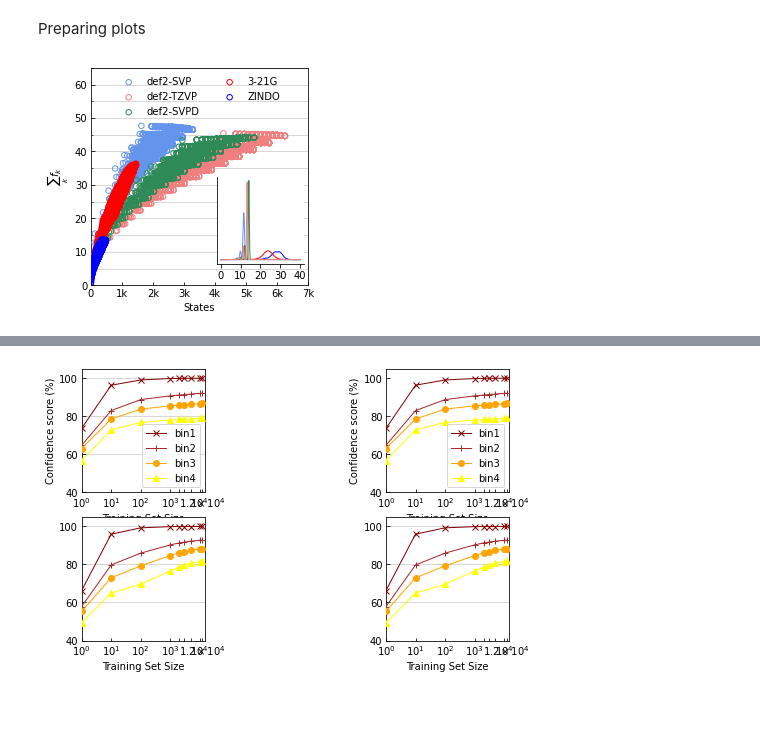
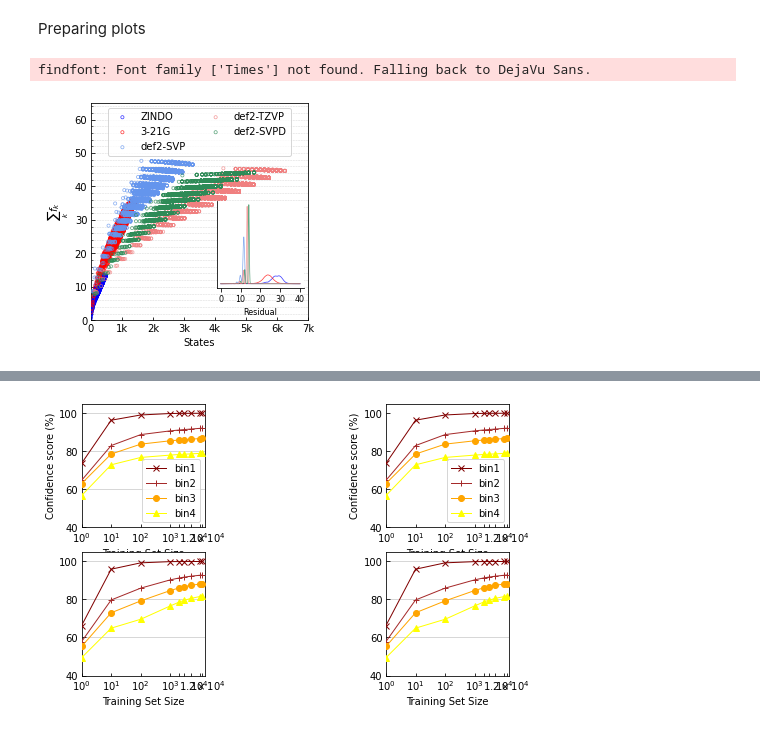
Before and after one commit to moldis-group/bigQM7w, a Jupyter notebook: notebooks/5methods_new.ipynb, the cells around one changed output, grey strips where cells are left out. Saved outputs shown, nothing was run; the diff lists cells and outputs as text; code cells hidden in the pictures.

```diff
--- a/notebooks/5methods_new.ipynb
+++ b/notebooks/5methods_new.ipynb
@@ -67,47 +67,50 @@ x = np.linspace(0,40,500)
 from matplotlib.ticker import (MultipleLocator, AutoMinorLocator)
 
 fig, ax = plt.subplots()
 ax.set_box_aspect(1)
 ax.tick_params(direction="in",which='both')
 ax.yaxis.set_major_locator(MultipleLocator(10))
 ax.yaxis.set_major_formatter('{x:.0f}')
-ax.yaxis.set_minor_locator(MultipleLocator(5))
+ax.yaxis.set_minor_locator(MultipleLocator(2))
 ax.yaxis.set_major_formatter('{x:.0f}')
 
 ax.xaxis.set_major_locator(MultipleLocator(1000))
 ax.xaxis.set_major_formatter(FuncFormatter(reformat_large_tick_values));
-ax.grid(True, which='both',linewidth=0.5, linestyle='-', axis = 'y',zorder=0)
 
+ax.grid(True, which='both',linewidth=0.5, linestyle='dashed', axis = 'y',zorder=0, alpha=0.5)
 
-ax.scatter(SVP.N_states[:],SVP.sum_f_k[:],label='def2-SVP',s=30, facecolors='none', edgecolors='cornflowerblue',zorder=3,linewidths=1.0)
-ax.scatter(TZVP.N_states[:],TZVP.sum_f_k[:],label='def2-TZVP',s=30, facecolors='none', edgecolors='lightcoral',zorder=3,linewidths=1.0)
-ax.scatter(SVPD.N_states[:],SVPD.sum_f_k[:],label='def2-SVPD',s=30, facecolors='none', edgecolors='seagreen',zorder=3,linewidths=1.0)
-ax.scatter(M321G.N_states[:],M321G.sum_f_k[:],label='3-21G',s=30, facecolors='none', edgecolors='red',zorder=3,linewidths=1.0)
-ax.scatter(ZINDO.N_states[:],ZINDO.sum_f_k[:],label='ZINDO',s=30, facecolors='none', edgecolors='blue',zorder=3,linewidths=1.0)
+ax.scatter(ZINDO.N_states[:],ZINDO.sum_f_k[:],label='ZINDO',s=10, facecolors='none', edgecolors='blue',zorder=3,linewidths=0.75, alpha=0.75)
+ax.scatter(M321G.N_states[:],M321G.sum_f_k[:],label='3-21G',s=10, facecolors='none', edgecolors='red',zorder=3,linewidths=0.75, alpha=0.75)
+ax.scatter(SVP.N_states[:],SVP.sum_f_k[:],label='def2-SVP',s=10, facecolors='none', edgecolors='cornflowerblue',zorder=3,linewidths=0.75, alpha=0.75)
+ax.scatter(TZVP.N_states[:],TZVP.sum_f_k[:],label='def2-TZVP',s=10, facecolors='none', edgecolors='lightcoral',zorder=3,linewidths=0.75, alpha=0.75)
+ax.scatter(SVPD.N_states[:],SVPD.sum_f_k[:],label='def2-SVPD',s=10, facecolors='none', edgecolors='seagreen',zorder=3,linewidths=0.75, alpha=0.75)
 
 ax.set_xlabel('States', fontsize = 10)
-ax.set_ylabel('$\\sum_k f_k$',fontsize = 10)
+ax.set_ylabel('$\\sum_k f_k$',fontsize = 10,fontname="Times")
 ax.set_ylim(0,65)
 ax.set_xlim(0,7000)
 
 ax2 = plt.axes([0,0,1,1])
-ip = InsetPosition(ax, [0.58,0.1,0.4,0.4])
+ip = InsetPosition(ax, [0.58,0.15,0.4,0.4])
 ax2.set_axes_locator(ip)
 
 plt.yticks([])
-ax2.plot(x, ZINDO_dens(x), label='ZINDO',color='blue',zorder=3,linewidth=1.0)
-ax2.plot(x, M321G_dens(x), label='3-21G',color='red',zorder=3,linewidth=1.0)
-ax2.plot(x, SVP_dens(x), label='def2-SVP',color='cornflowerblue',zorder=3,linewidth=1.0)
-ax2.plot(x, SVPD_dens(x), label='def2-SVPD',color='seagreen',zorder=3,linewidth=1.0)
-ax2.plot(x, TZVP_dens(x), label='def2-TZVP',color='lightcoral',zorder=3,linewidth=1.0)
+ax2.plot(x, ZINDO_dens(x), label='ZINDO',color='blue',zorder=3,linewidth=0.75, alpha=0.75)
+ax2.plot(x, M321G_dens(x), label='3-21G',color='red',zorder=3,linewidth=0.75, alpha=0.75)
+ax2.plot(x, SVP_dens(x), label='def2-SVP',color='cornflowerblue',zorder=3,linewidth=0.75, alpha=0.75)
+ax2.plot(x, SVPD_dens(x), label='def2-SVPD',color='seagreen',zorder=3,linewidth=0.75, alpha=0.75)
+ax2.plot(x, TZVP_dens(x), label='def2-TZVP',color='lightcoral',zorder=3,linewidth=0.75, alpha=0.75)
 rs=ax2.spines["right"]
 to=ax2.spines["top"]
 rs.set_visible(False)
 to.set_visible(False)
 ax2.set_xticks(np.arange(min(x),max(x)+1,10.0))
-ax.legend(frameon=False, loc='upper center',ncol=2)
+ax2.tick_params(which='major', labelsize=8)
+ax2.set_xlabel('Residual', fontsize = 8)
+ax.legend(frameon=True, loc='upper center',ncol=2)
 plt.savefig("sumfk_states.pdf",bbox_inches='tight')
 plt.show()
 # %% [output]
+findfont: Font family ['Times'] not found. Falling back to DejaVu Sans.
-[figure, old version]
+[figure, new version]
 # %%
```
Also changed, not shown: parts of 2 cells of this notebook, 7 other files.
